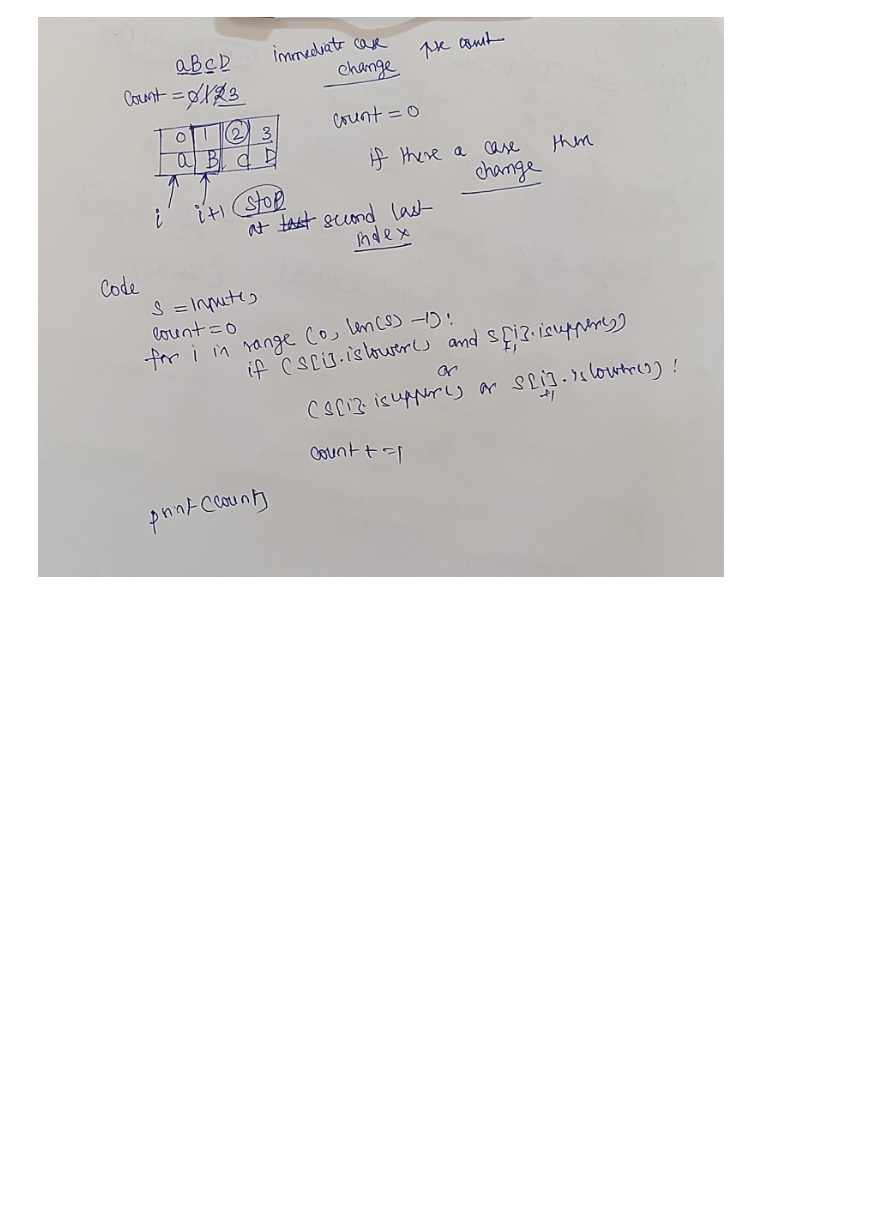
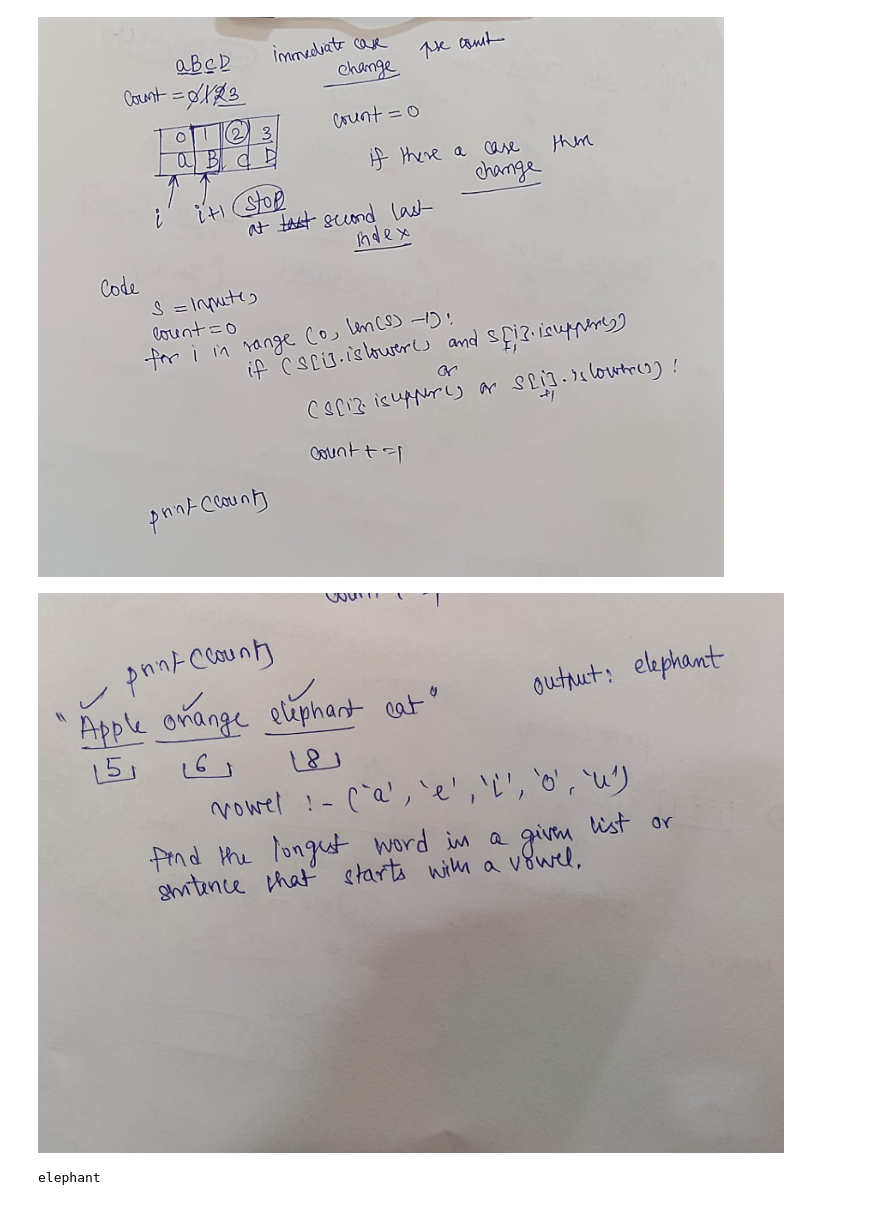
Before and after one commit to JOHN-EDMUND-SINGH-WORK/Accenture-Preparation, a Jupyter notebook: Coding_Question.ipynb, the cells around one changed output. Drawn from its saved outputs; the diff is of its cells as text; code cells hidden in the pictures; blank space fills up the shorter version.

```diff
--- a/Coding_Question.ipynb
+++ b/Coding_Question.ipynb
@@ -46,3 +46,23 @@ for i in range(0,len(s)-1):
     if (s[i].islower() and s[i+1].isupper()) or (s[i].isupper() and s[i+1].islower()):
         count+=1
 print(count)
+# %%
+from IPython.display import Image, display
+display(Image(filename="Q4.jpeg"))
+# %% [output]
+[figure, added]
+# %%
+names=input().split()
+result='00'
+max_len=0
+for word in names:
+    new_word=''
+    for ch in word:
+        if ch.isalpha():
+            new_word+=ch
+    if new_word[0] in 'aeiouAEIOU' and len(new_word)%2==0:
+        if (len(new_word)>max_len):
+            result=new_word
+print(result)
+# %% [output]
+elephant
```
Also changed, not shown: 1 other file.
